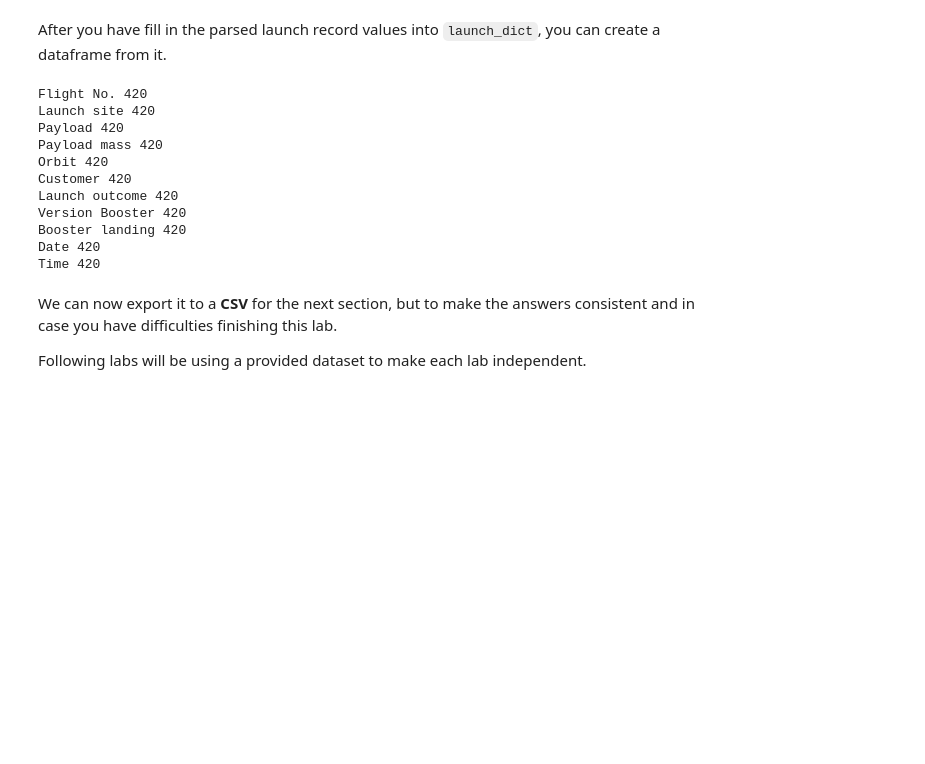
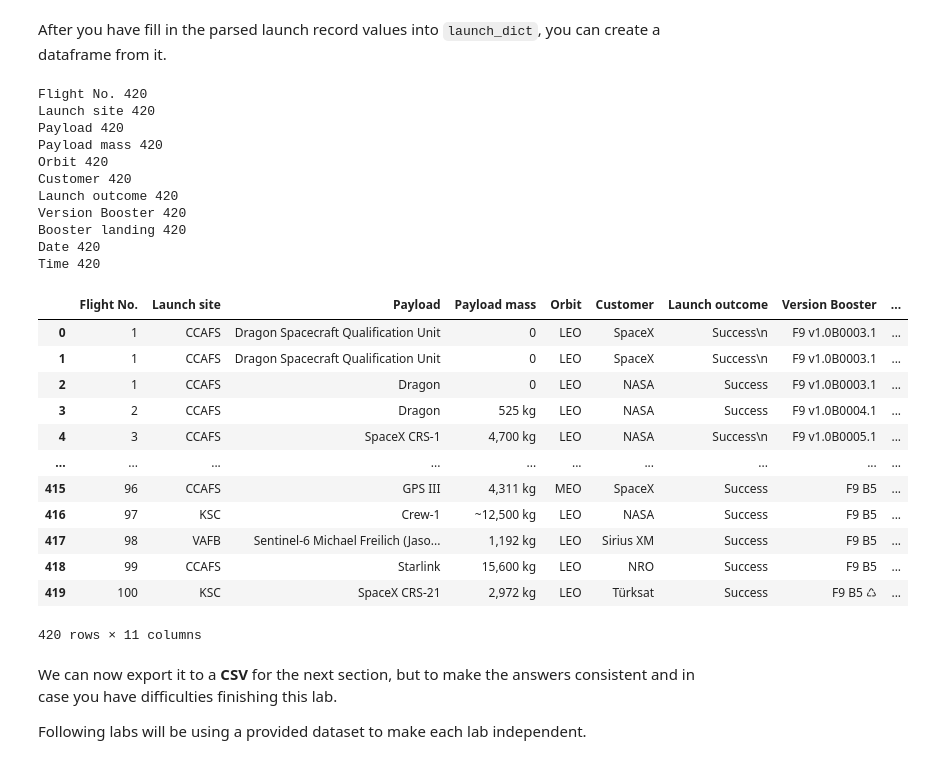
Before and after one commit to codingfarhan/Data-Science-Projects, a Jupyter notebook: IBM Data Science Projects/WebScrapingNotebook.ipynb, the cells around one changed output. Drawn from its saved outputs; the diff is of its cells as text; code cells hidden in the pictures; blank space fills up the shorter version.

```diff
--- a/IBM Data Science Projects/WebScrapingNotebook.ipynb
+++ b/IBM Data Science Projects/WebScrapingNotebook.ipynb
@@ -404,30 +404,43 @@ AttributeError: 'NoneType' object has no attribute 'string'
 # %% [markdown]
 After you have fill in the parsed launch record values into `launch_dict`, you can create a dataframe from it.
 # %%
-# df=pd.DataFrame(launch_dict)
-# df
+# using only the first 421 rows for consistency:
 
 for item in launch_dict:
-
-#     print(item, len(launch_dict[item]))
 
     launch_dict[item] = launch_dict[item][:420]
 
 
 for item in launch_dict:
     print(item, len(launch_dict[item]))
+
+df=pd.DataFrame(launch_dict)
+df
 # %% [output]
 Flight No. 420
 Launch site 420
 Payload 420
 Payload mass 420
 Orbit 420
 Customer 420
 Launch outcome 420
 Version Booster 420
 Booster landing 420
 Date 420
 Time 420
+|  | Flight No. | Launch site | Payload | Payload mass | Orbit | Customer | Launch outcome | Version Booster | ... |
+| 0 | 1 | CCAFS | Dragon Spacecraft Qualification Unit | 0 | LEO | SpaceX | Success\n | F9 v1.0B0003.1 | ... |
+| 1 | 1 | CCAFS | Dragon Spacecraft Qualification Unit | 0 | LEO | SpaceX | Success\n | F9 v1.0B0003.1 | ... |
+| 2 | 1 | CCAFS | Dragon | 0 | LEO | NASA | Success | F9 v1.0B0003.1 | ... |
+| 3 | 2 | CCAFS | Dragon | 525 kg | LEO | NASA | Success | F9 v1.0B0004.1 | ... |
+| 4 | 3 | CCAFS | SpaceX CRS-1 | 4,700 kg | LEO | NASA | Success\n | F9 v1.0B0005.1 | ... |
+| ... | ... | ... | ... | ... | ... | ... | ... | ... | ... |
+| 415 | 96 | CCAFS | GPS III | 4,311 kg | MEO | SpaceX | Success | F9 B5 | ... |
+| 416 | 97 | KSC | Crew-1 | ~12,500 kg | LEO | NASA | Success | F9 B5 | ... |
+| 417 | 98 | VAFB | Sentinel-6 Michael Freilich (Jaso... | 1,192 kg | LEO | Sirius XM | Success | F9 B5 | ... |
+| 418 | 99 | CCAFS | Starlink | 15,600 kg | LEO | NRO | Success | F9 B5 | ... |
+| 419 | 100 | KSC | SpaceX CRS-21 | 2,972 kg | LEO | Türksat | Success | F9 B5 ♺ | ... |
+420 rows × 11 columns
 # %% [markdown]
 We can now export it to a <b>CSV</b> for the next section, but to make the answers consistent and in case you have difficulties finishing this lab.
 
```
Also changed, not shown: parts of 1 cell of this notebook.
